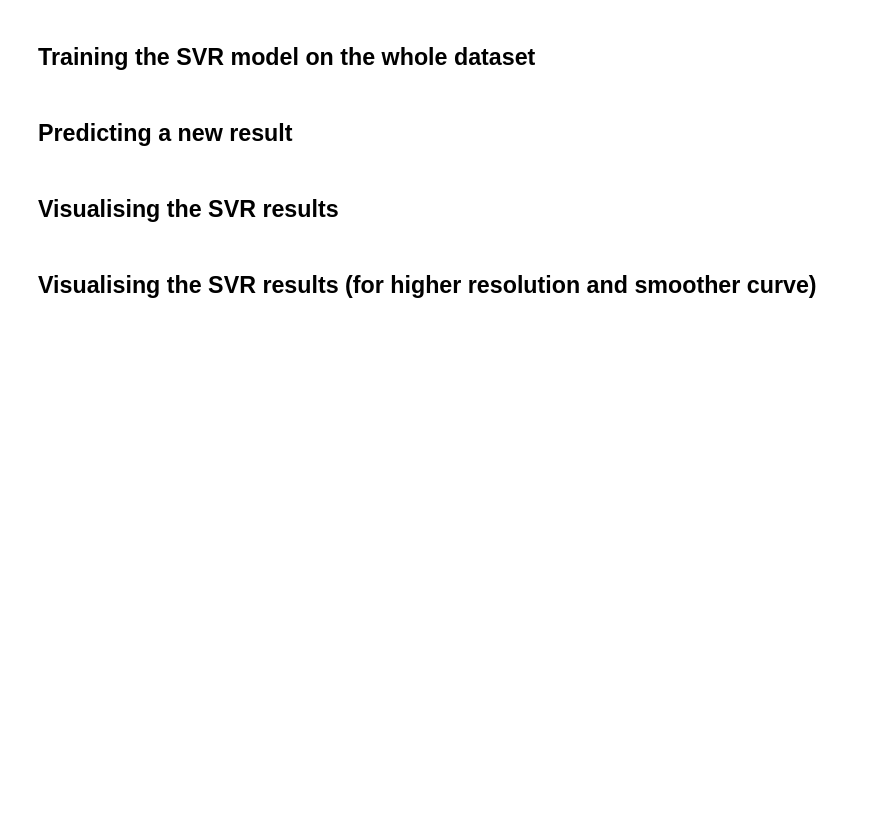
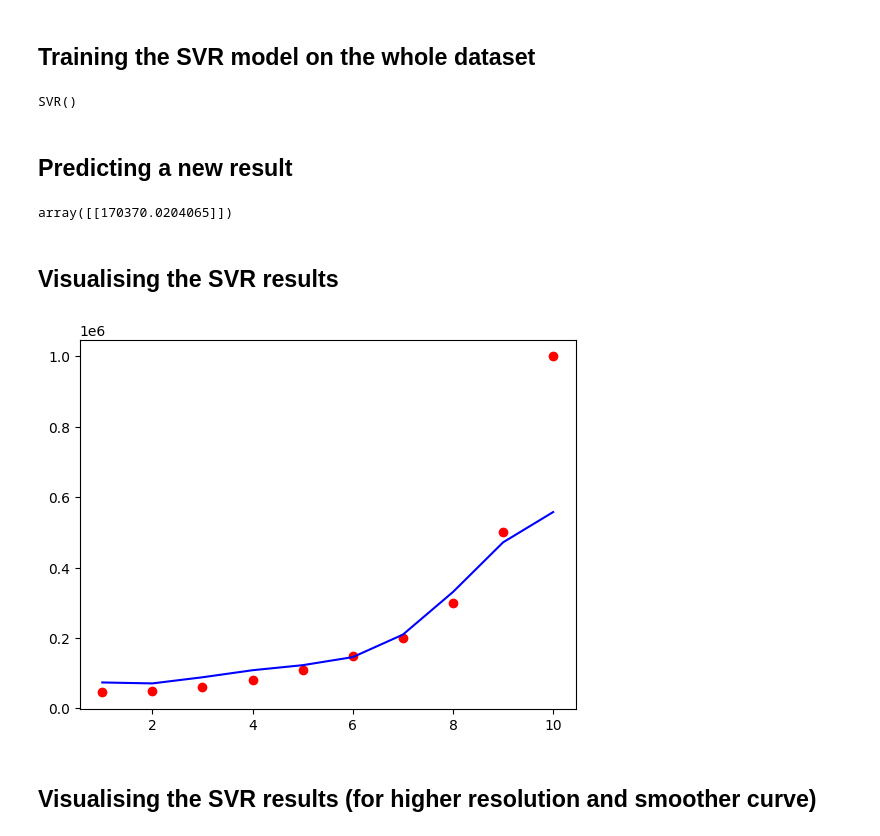
Before and after one commit to SarveshKadam167/MachineLearning, a Jupyter notebook: Regression/Support_Vector_Regression/support_vector_regression.ipynb, the cells around one changed output. Cells and saved outputs as stored; diff of their text form; code cells hidden in the pictures; blank space fills up the shorter version.

```diff
--- a/Regression/Support_Vector_Regression/support_vector_regression.ipynb
+++ b/Regression/Support_Vector_Regression/support_vector_regression.ipynb
@@ -7,2 +11,7 @@
 # %% [markdown]
 ## Importing the dataset
+# %%
+dataset = pd.read_csv('Position_Salaries.csv')
+X = dataset.iloc[:,1:-1].values
+y = dataset.iloc[:,-1].values
+y = y.reshape(len(y),1)
@@ -9,2 +44,8 @@
 # %% [markdown]
 ## Feature Scaling
+# %%
+from sklearn.preprocessing import StandardScaler
+scaler_X = StandardScaler()
+X = scaler_X.fit_transform(X)
+scaler_y = StandardScaler()
+y = scaler_y.fit_transform(y)
@@ -11,8 +78,24 @@
 # %% [markdown]
 ## Training the SVR model on the whole dataset
+# %%
+from sklearn.svm import SVR
+regressor = SVR(kernel='rbf')
+regressor.fit(X, y)
+# %% [output]
+SVR()
 # %% [markdown]
 ## Predicting a new result
+# %%
+scaler_y.inverse_transform(regressor.predict(scaler_X.transform([[6.5]])).reshape(-1,1))
+# %% [output]
+array([[170370.0204065]])
 # %% [markdown]
 ## Visualising the SVR results
+# %%
+plt.scatter(scaler_X.inverse_transform(X), scaler_y.inverse_transform(y), color='red')
+plt.plot(scaler_X.inverse_transform(X), scaler_y.inverse_transform(regressor.predict(X).reshape(-1,1)), color='blue')
+plt.show()
+# %% [output]
+[figure, added]
 # %% [markdown]
 ## Visualising the SVR results (for higher resolution and smoother curve)
```
Also changed, not shown: parts of 6 cells of this notebook.
